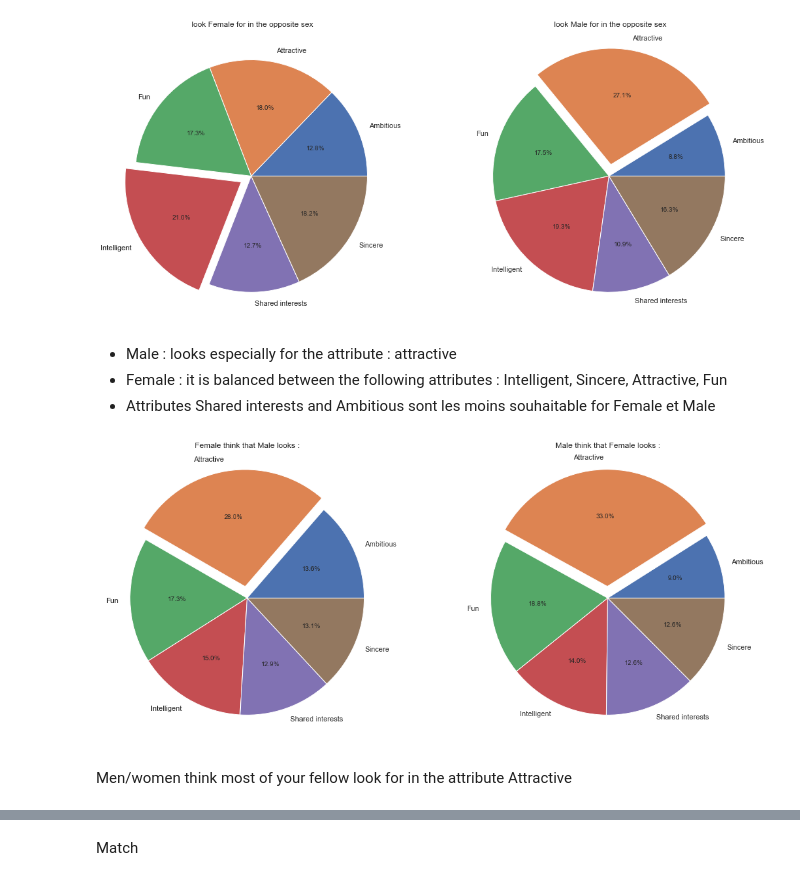
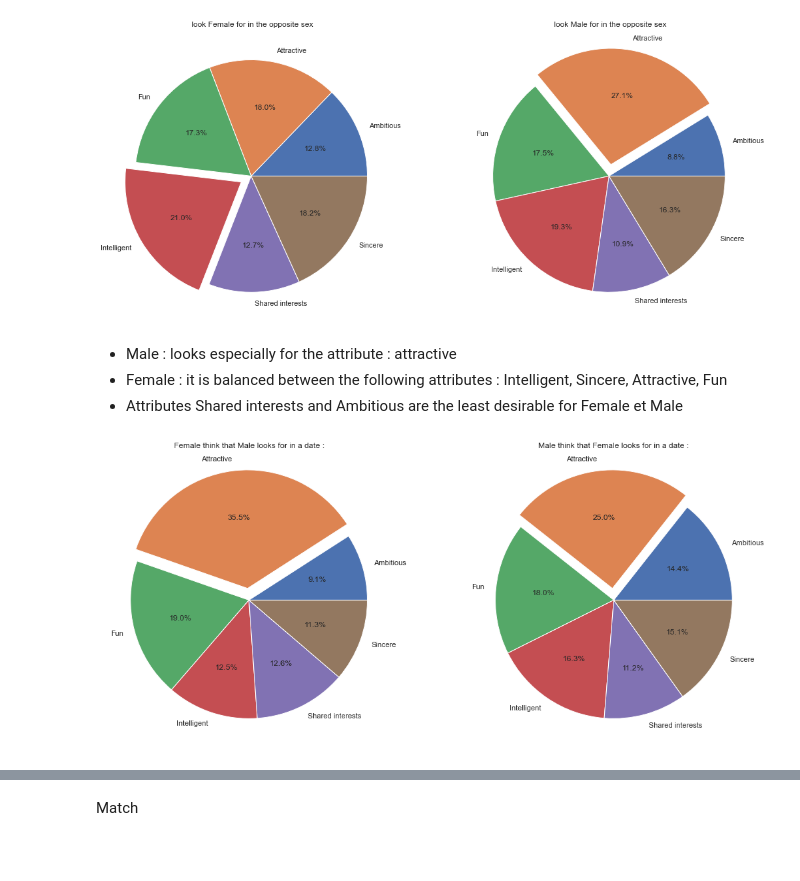
Before and after one commit to Stylomines/speed_dating, a Jupyter notebook: 01-Project_speed_dating.ipynb, the cells around one changed output, grey strips where cells are left out. Saved outputs shown, nothing was run; the diff lists cells and outputs as text; code cells hidden in the pictures; blank space fills up the shorter version.

Commit message:
updating graph analysis on the decision

```diff
--- a/01-Project_speed_dating.ipynb
+++ b/01-Project_speed_dating.ipynb
@@ -112,10 +117,10 @@ number of participants :  551
 number of waves :  21
 # %%
 pd.set_option('display.max_rows',10)
-df_ind = dataset.groupby('iid')['gender', 'age', 'race', 'wave',
+df_ind = dataset.groupby('iid')[['gender', 'age', 'race', 'wave',
                         'attr1_1','sinc1_1', 'intel1_1', 'fun1_1', 'amb1_1', 'shar1_1',
                         'attr4_1','sinc4_1', 'intel4_1', 'fun4_1', 'amb4_1', 'shar4_1',
-                        'attr2_1','sinc2_1', 'intel2_1', 'fun2_1', 'amb2_1', 'shar2_1' ].head(1).reset_index(drop=True)
+                        'attr2_1','sinc2_1', 'intel2_1', 'fun2_1', 'amb2_1', 'shar2_1' ]].head(1).reset_index(drop=True)
 # %%
 df_ind
 # %% [output]
@@ -213,23 +202,21 @@ plt.show()
 # %% [markdown]
 * Male : looks especially for the attribute : attractive
 * Female : it is balanced between the following attributes : Intelligent, Sincere, Attractive, Fun
-* Attributes Shared interests and Ambitious sont les moins souhaitable for Female et Male
+* Attributes Shared interests and Ambitious are the least desirable for Female et Male
 # %%
-# we want to know what you think MOST of your fellow men/women look for in the opposite sex.
-look_o = df_ind.groupby(['gender'])[['attr4_1','sinc4_1', 'intel4_1', 'fun4_1', 'amb4_1', 'shar4_1']].mean().reset_index()
-data_o = pd.pivot_table(look_o, values = ['attr4_1','sinc4_1', 'intel4_1', 'fun4_1', 'amb4_1', 'shar4_1'], columns = 'gender')
+# What do you think the opposite sex looks for in a date
+think_other_date = df_ind.groupby(['gender'])[['attr2_1','sinc2_1', 'intel2_1', 'fun2_1', 'amb2_1', 'shar2_1']].mean().reset_index()
+data_o_date = pd.pivot_table(think_other_date , values = ['attr2_1','sinc2_1', 'intel2_1', 'fun2_1', 'amb2_1', 'shar2_1'], columns = 'gender')
 
 labels = ['Ambitious','Attractive', 'Fun', 'Intelligent','Shared interests','Sincere']
 plt.figure(figsize=(18,18))
 plt.subplot(221)
-plt.pie(data_o['Female'] ,labels = labels, explode = (0, 0.1, 0, 0 ,0, 0), autopct='%1.1f%%')
-plt.title("Female think that Male looks :")
+plt.pie(data_o_date['Female'] ,labels = labels, explode = (0, 0.1, 0, 0 ,0, 0), autopct='%1.1f%%')
+plt.title("Female think that Male looks for in a date :")
 # look for in the opposite sex
 plt.subplot(222)
-plt.pie(data_o['Male'] ,labels = labels, explode = (0, 0.1, 0, 0,0, 0), autopct='%1.1f%%')
-plt.title("Male think that Female looks :")
+plt.pie(data_o_date['Male'] ,labels = labels, explode = (0, 0.1, 0, 0,0, 0), autopct='%1.1f%%')
+plt.title("Male think that Female looks for in a date :")
 plt.show()
 # %% [output]
-[figure, old version]
+[figure, new version]
-# %% [markdown]
-Men/women think most of your fellow look for in the attribute Attractive
```
Also changed, not shown: parts of 53 cells of this notebook.
